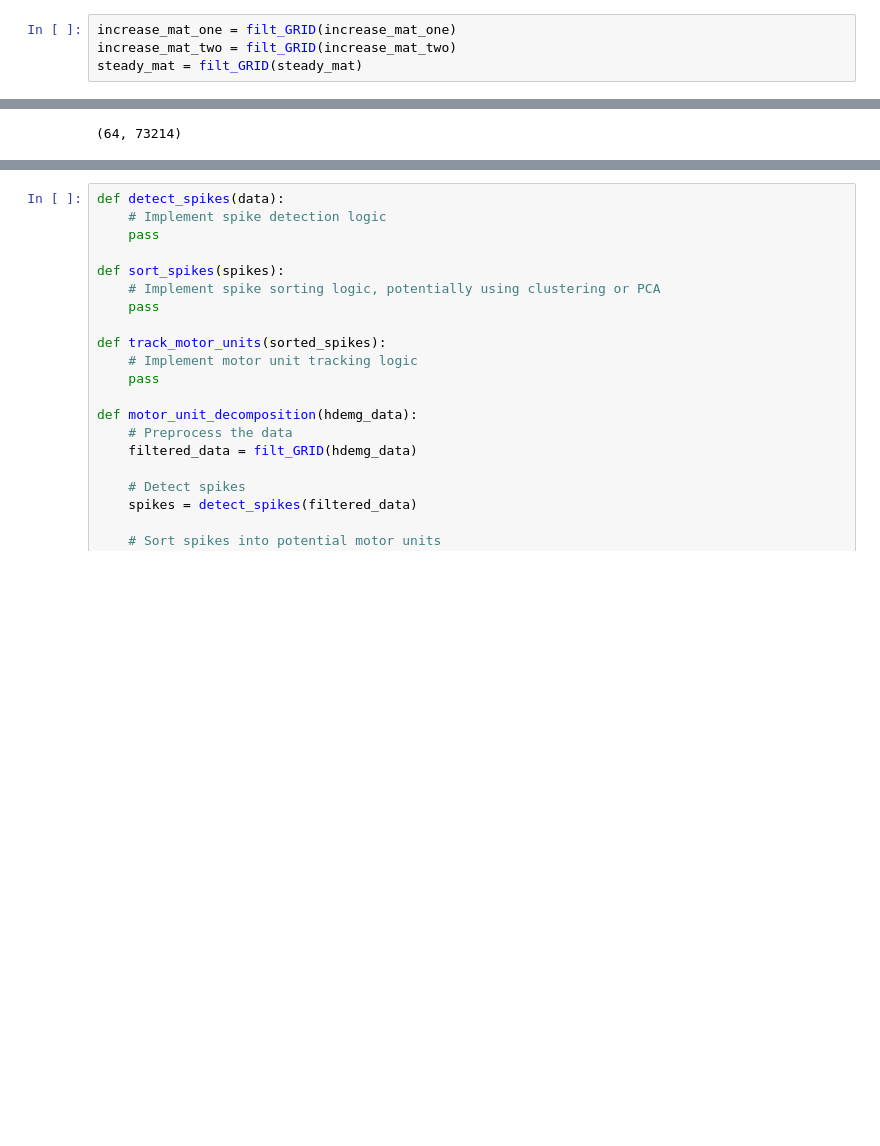
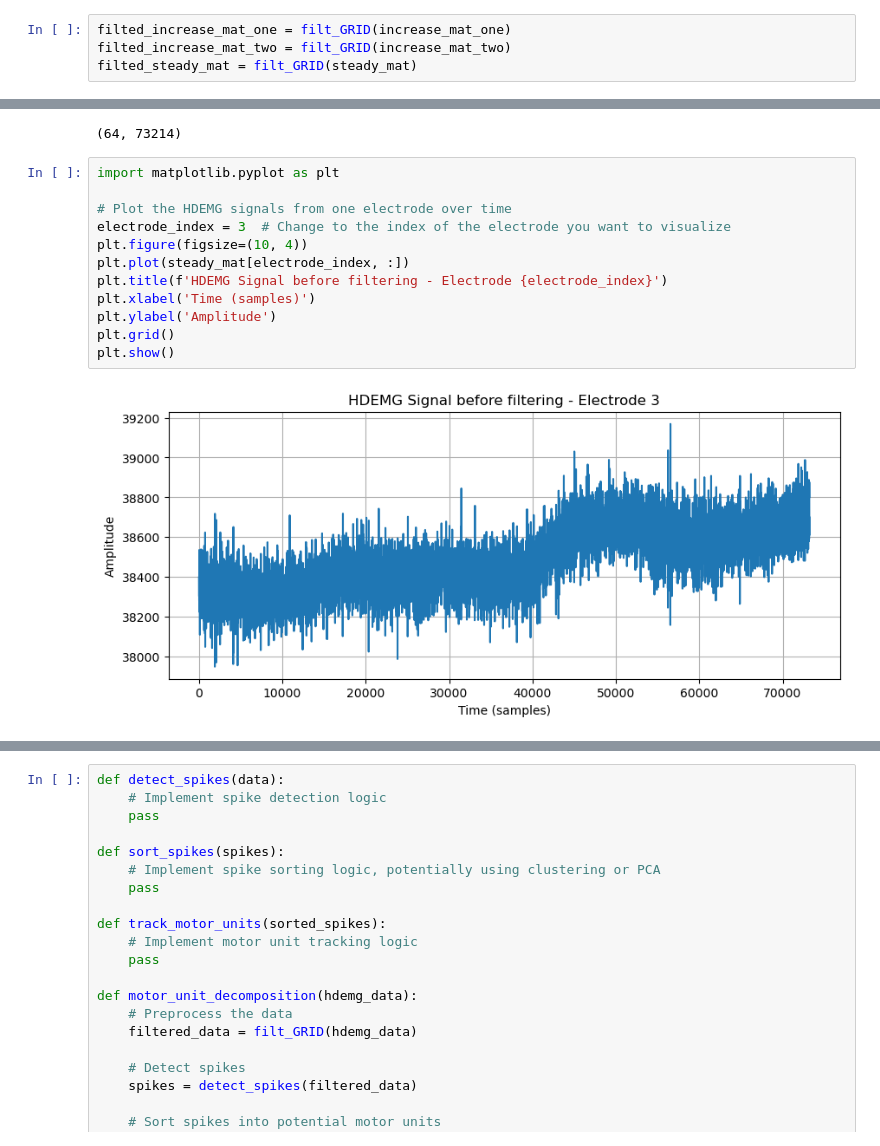
Before and after one commit to pppyb/MLSP-G2, a Jupyter notebook: Programming_Part.ipynb, the cells around one changed output, grey strips where cells are left out. Drawn from its saved outputs; the diff is of its cells as text; blank space fills up the shorter version.

Commit message:
add plot

```diff
--- a/Programming_Part.ipynb
+++ b/Programming_Part.ipynb
@@ -55,9 +55,9 @@ def filt_GRID(data, lowcut=20, highcut=500, fs=4000, order=3, notch_fs = 50, not
         filt_out[i,:] = notch_filter(butter_bandpass_filter(data[i,:], lowcut, highcut, fs, order=order), notch_fs, fs, notch_q)
     return filt_out
 # %%
-increase_mat_one = filt_GRID(increase_mat_one)
-increase_mat_two = filt_GRID(increase_mat_two)
-steady_mat = filt_GRID(steady_mat)
+filted_increase_mat_one = filt_GRID(increase_mat_one)
+filted_increase_mat_two = filt_GRID(increase_mat_two)
+filted_steady_mat = filt_GRID(steady_mat)
 # %%
 steady_mat.shape
 # %% [output]
@@ -66,3 +66,17 @@ steady_mat.shape
 steady_mat.shape
 # %% [output]
 (64, 73214)
+# %%
+import matplotlib.pyplot as plt
+
+# Plot the HDEMG signals from one electrode over time
+electrode_index = 3  # Change to the index of the electrode you want to visualize
+plt.figure(figsize=(10, 4))
+plt.plot(steady_mat[electrode_index, :])
+plt.title(f'HDEMG Signal before filtering - Electrode {electrode_index}')
+plt.xlabel('Time (samples)')
+plt.ylabel('Amplitude')
+plt.grid()
+plt.show()
+# %% [output]
+[figure, added]
```
Also changed, not shown: parts of 1 cell of this notebook.
